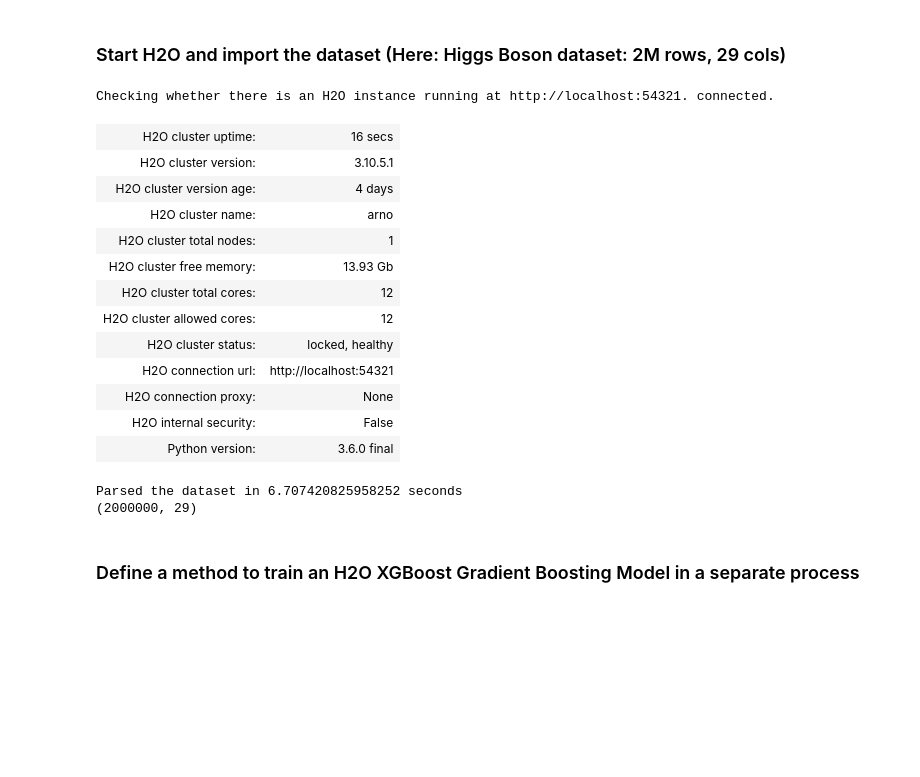
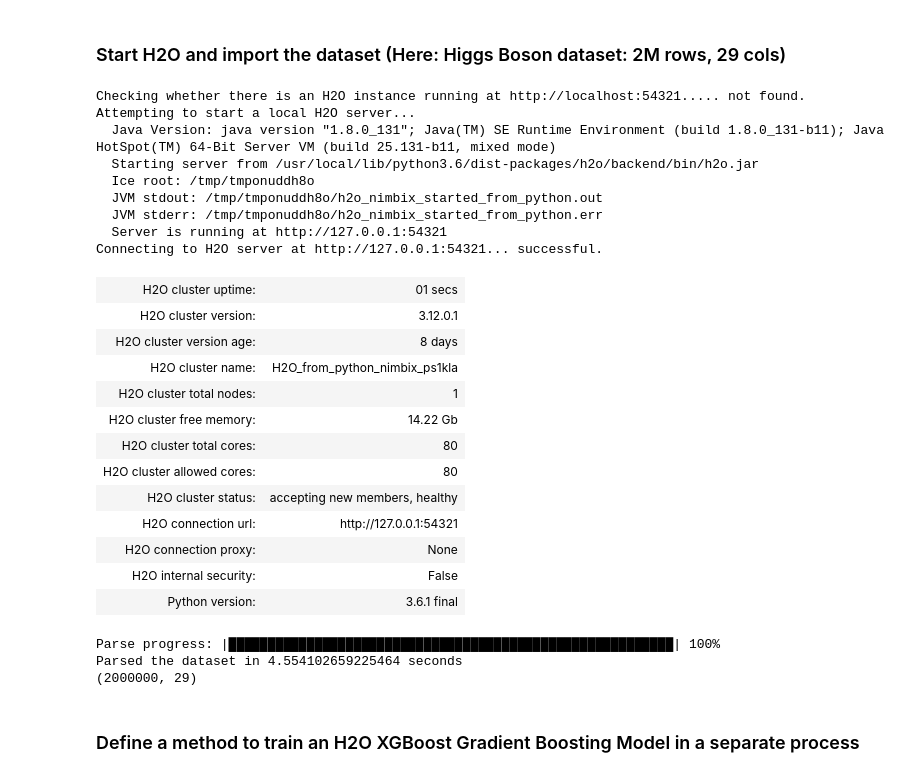
Before and after one commit to h2oai/perf, a Jupyter notebook: gtc/Multi-GPU-H2O-GBM.ipynb, the cells around one changed output. Saved outputs shown, nothing was run; the diff lists cells and outputs as text; code cells hidden in the pictures; blank space fills up the shorter version.

```diff
--- a/gtc/Multi-GPU-H2O-GBM.ipynb
+++ b/gtc/Multi-GPU-H2O-GBM.ipynb
@@ -34,37 +33,46 @@ sns.set_style("whitegrid")
 ### Start H2O and import the dataset (Here: Higgs Boson dataset: 2M rows, 29 cols)
 # %%
 #path = "https://s3.amazonaws.com/h2o-public-test-data/bigdata/laptop/higgs_head_2M.csv" ### this works too
-path = "/home/arno/h2o-3/bigdata/laptop/higgs_head_2M.csv"
+path = "/opt/higgs_head_2M.csv"
 target = 0
 drop_cols=[]
 trainrows=1000000
 
 h2o.init(max_mem_size="16G")
 t0 = time.time()
 df_hex = h2o.import_file(path)
 t1 = time.time()
 print("Parsed the dataset in %r seconds" % (t1-t0))
 for c in drop_cols:
     df_hex = df_hex.drop(c, axis=1)
 df_hex.refresh()
 
 print(df_hex.shape)
 # %% [output]
-Checking whether there is an H2O instance running at http://localhost:54321. connected.
+Checking whether there is an H2O instance running at http://localhost:54321..... not found.
+Attempting to start a local H2O server...
+  Java Version: java version "1.8.0_131"; Java(TM) SE Runtime Environment (build 1.8.0_131-b11); Java HotSpot(TM) 64-Bit Server VM (build 25.131-b11, mixed mode)
+  Starting server from /usr/local/lib/python3.6/dist-packages/h2o/backend/bin/h2o.jar
+  Ice root: /tmp/tmponuddh8o
+  JVM stdout: /tmp/tmponuddh8o/h2o_nimbix_started_from_python.out
+  JVM stderr: /tmp/tmponuddh8o/h2o_nimbix_started_from_python.err
+  Server is running at http://127.0.0.1:54321
+Connecting to H2O server at http://127.0.0.1:54321... successful.
-| H2O cluster uptime: | 16 secs |
-| H2O cluster version: | 3.10.5.1 |
-| H2O cluster version age: | 4 days |
-| H2O cluster name: | arno |
+| H2O cluster uptime: | 01 secs |
+| H2O cluster version: | 3.12.0.1 |
+| H2O cluster version age: | 8 days |
+| H2O cluster name: | H2O_from_python_nimbix_ps1kla |
 | H2O cluster total nodes: | 1 |
-| H2O cluster free memory: | 13.93 Gb |
-| H2O cluster total cores: | 12 |
-| H2O cluster allowed cores: | 12 |
-| H2O cluster status: | locked, healthy |
-| H2O connection url: | http://localhost:54321 |
+| H2O cluster free memory: | 14.22 Gb |
+| H2O cluster total cores: | 80 |
+| H2O cluster allowed cores: | 80 |
+| H2O cluster status: | accepting new members, healthy |
+| H2O connection url: | http://127.0.0.1:54321 |
 | H2O connection proxy: | None |
 | H2O internal security: | False |
-| Python version: | 3.6.0 final |
+| Python version: | 3.6.1 final |
-Parsed the dataset in 6.707420825958252 seconds
+Parse progress: |█████████████████████████████████████████████████████████| 100%
+Parsed the dataset in 4.554102659225464 seconds
 (2000000, 29)
 # %% [markdown]
 ### Define a method to train an H2O XGBoost Gradient Boosting Model in a separate process
```
Also changed, not shown: parts of 5 cells of this notebook.
